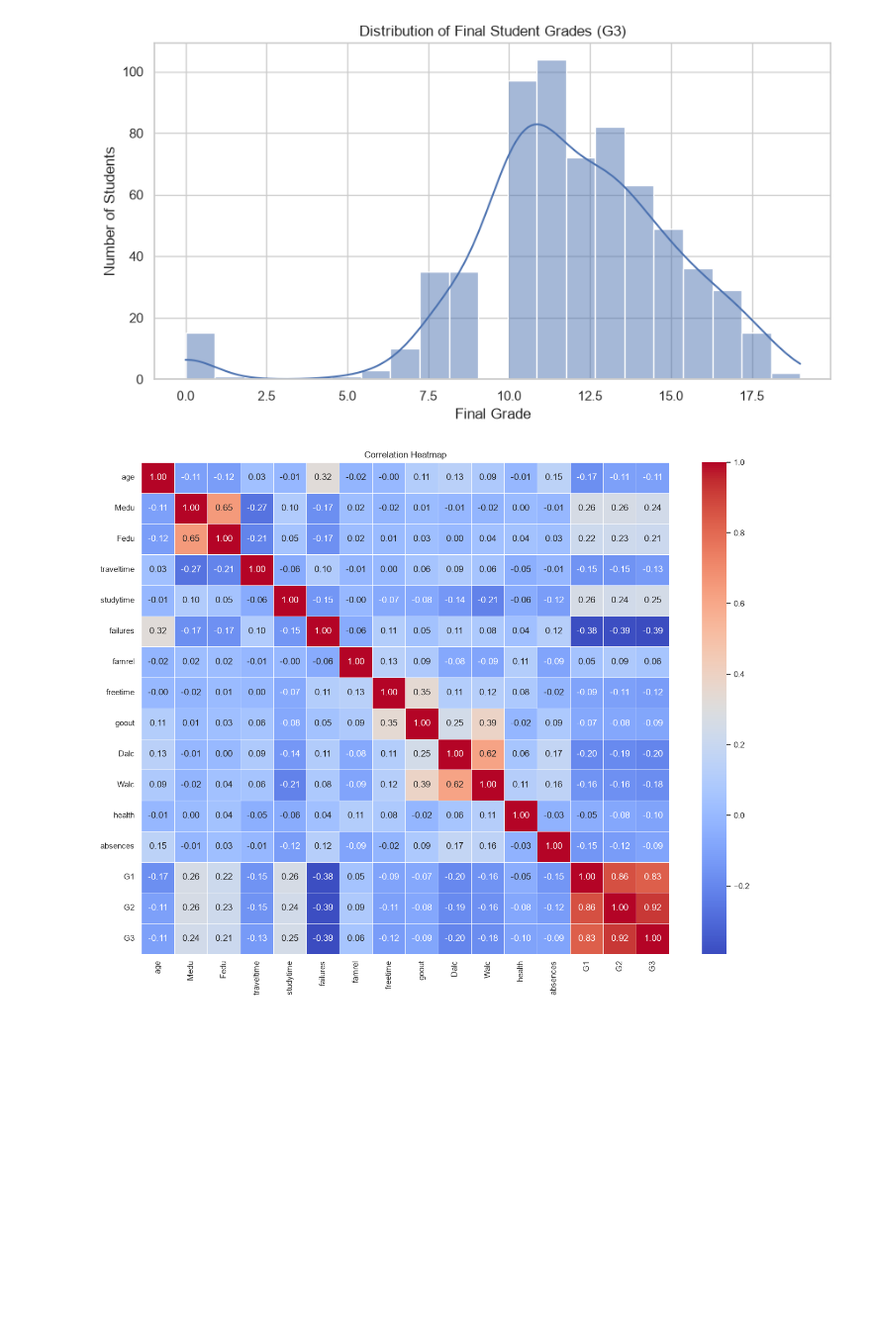
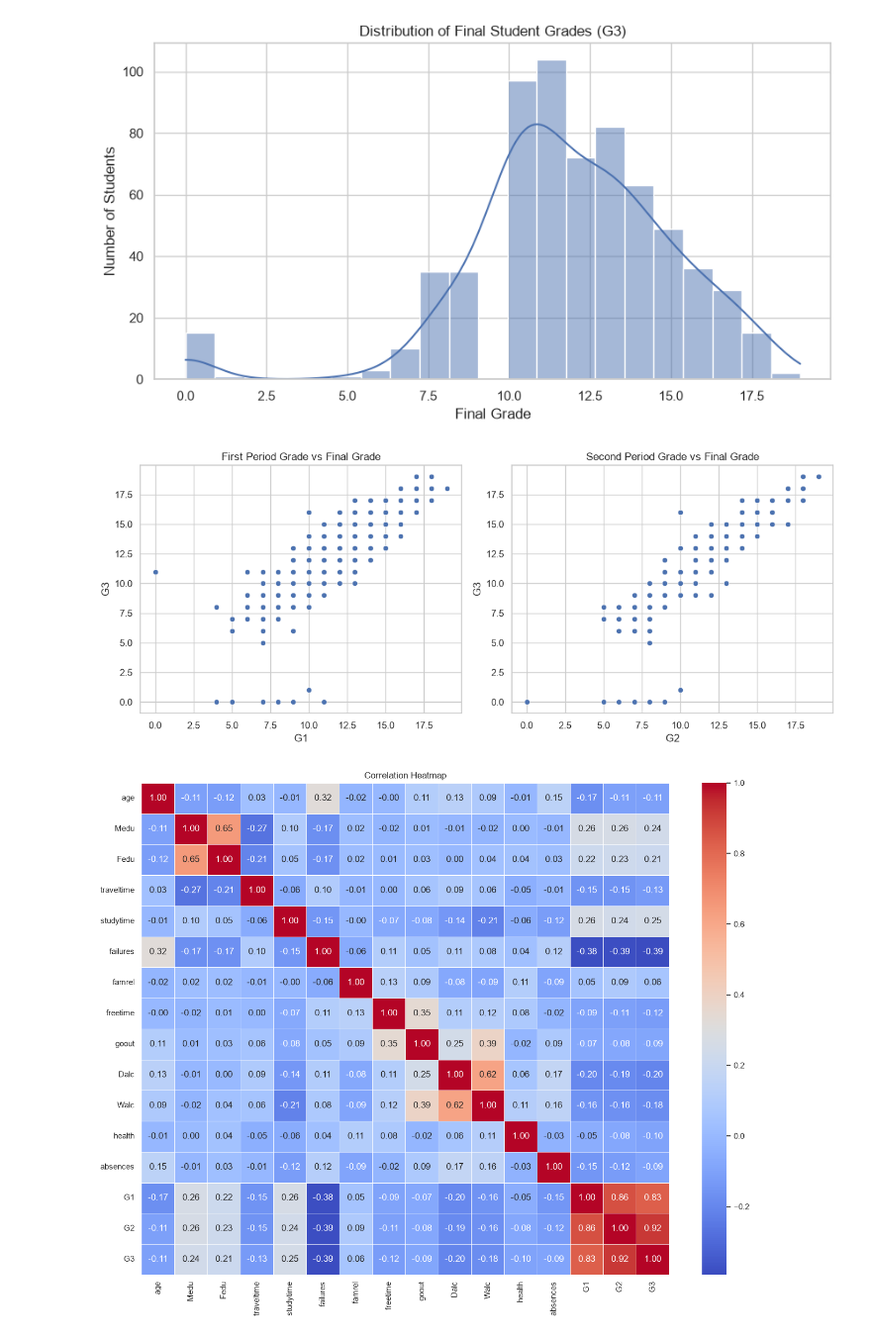
Before and after one commit to theparvmahajan/student-performance-dnn, a Jupyter notebook: notebooks/01_eda.ipynb, the cells around one changed output. Shown at 99% size. Drawn from its saved outputs; the diff is of its cells as text; code cells hidden in the pictures; blank space fills up the shorter version.

```diff
--- a/notebooks/01_eda.ipynb
+++ b/notebooks/01_eda.ipynb
@@ -121,6 +121,19 @@ plt.ylabel("Number of Students")
 plt.show()
 # %% [output]
 [figure]
+# %%
+fig, axes = plt.subplots(1, 2, figsize=(12, 5))
+
+sns.scatterplot(data=df, x="G1", y="G3", ax=axes[0])
+axes[0].set_title("First Period Grade vs Final Grade")
+
+sns.scatterplot(data=df, x="G2", y="G3", ax=axes[1])
+axes[1].set_title("Second Period Grade vs Final Grade")
+
+plt.tight_layout()
+plt.show()
+# %% [output]
+[figure, added]
 # %%
 numerical_df = df.select_dtypes(include=np.number)
 
```
